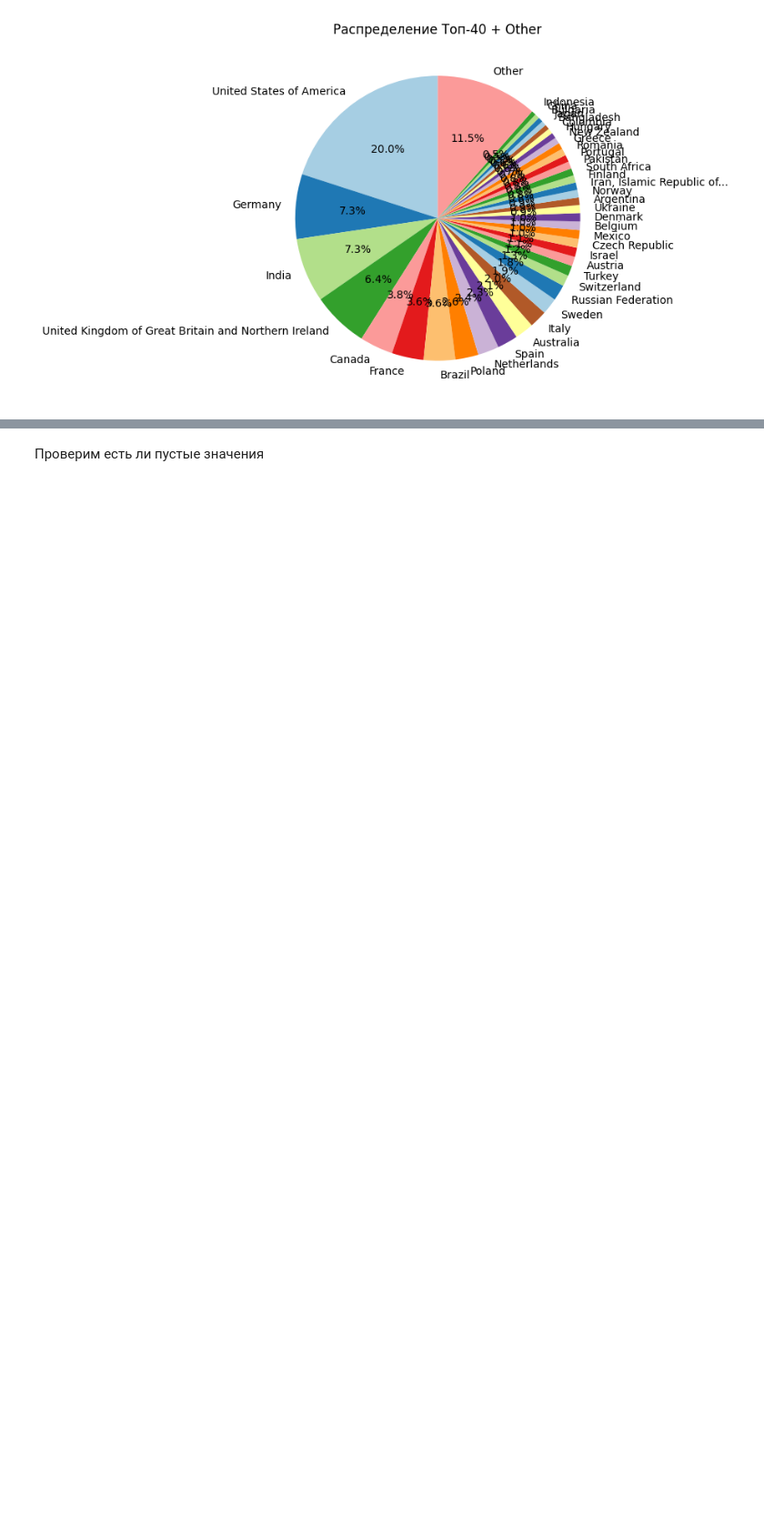
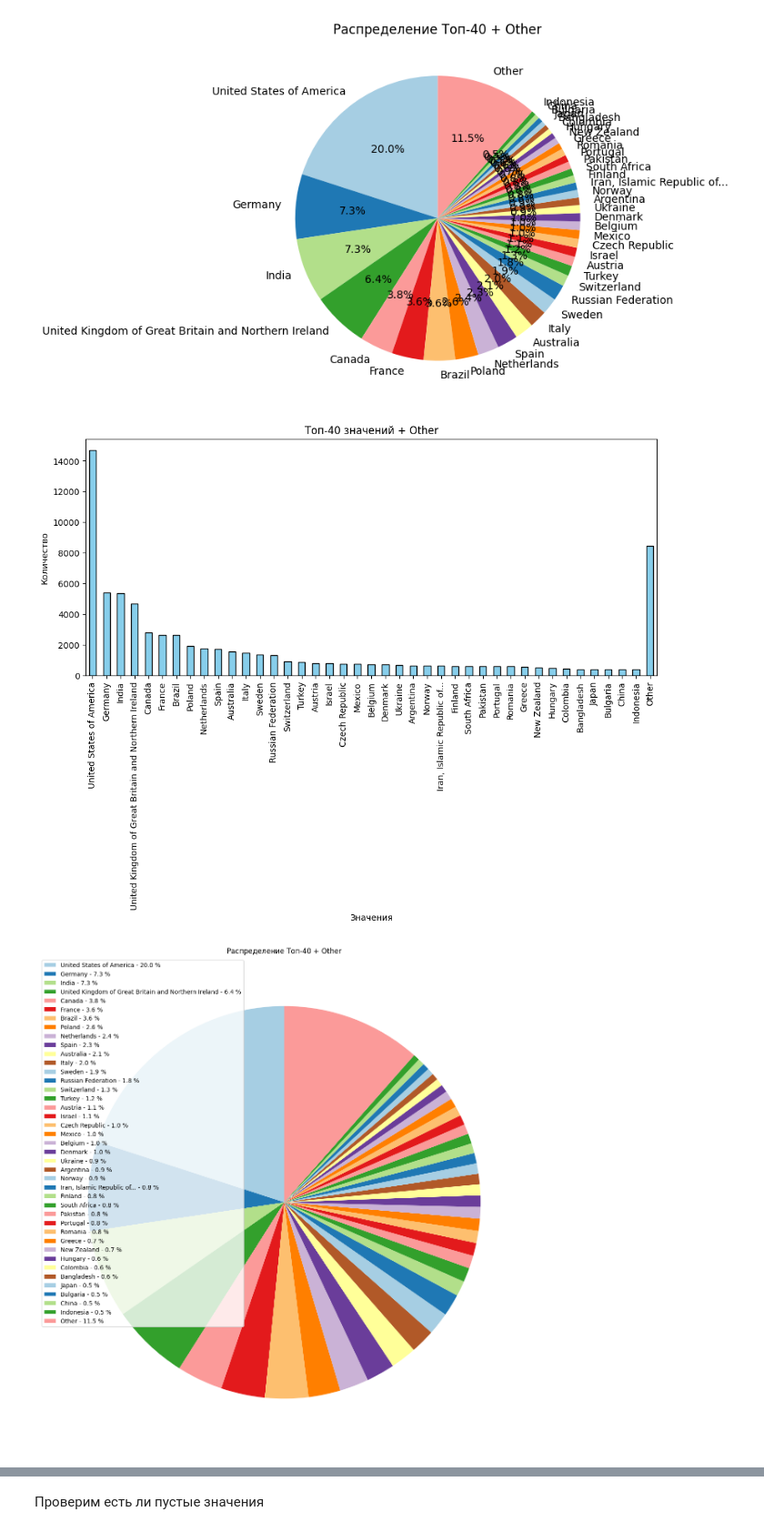
Before and after one commit to Den9p/MO_2, a Jupyter notebook: Кувшанов,_Поляруш,_Чепак_ТюмГУ_МО2_ДЗ_1.ipynb, the cells around one changed output, grey strips where cells are left out. Shown at 91% size. Drawn from its saved outputs; the diff is of its cells as text; code cells hidden in the pictures; blank space fills up the shorter version.

```diff
--- a/Кувшанов,_Поляруш,_Чепак_ТюмГУ_МО2_ДЗ_1.ipynb
+++ b/Кувшанов,_Поляруш,_Чепак_ТюмГУ_МО2_ДЗ_1.ipynb
@@ -277,6 +267,35 @@ plt.show()
 # %% [output]
 [figure]
 [figure]
+# %%
+value_counts = df['Country'].value_counts()
+
+top_n = 40
+top_values = value_counts.nlargest(top_n)
+other_sum = value_counts.iloc[top_n:].sum()
+
+top_values = pd.concat([top_values, pd.Series({'Other': other_sum})])
+
+plt.figure(figsize=(12, 5))
+top_values.plot(kind='bar', color='skyblue', edgecolor='black')
+plt.xlabel('Значения')
+plt.ylabel('Количество')
+plt.title(f'Топ-{top_n} значений + Other')
+plt.xticks(rotation=90)
+plt.show()
+
+plt.figure(figsize=(15, 15))
+wedges, texts, autotexts = plt.pie(top_values, autopct='', colors=plt.cm.Paired.colors, startangle=90)
+
+labels = ['{0} - {1:1.1f} %'.format(i, j) for i, j in zip(top_values.index, 100 * top_values / top_values.sum())]
+plt.legend(wedges, labels, loc='best')
+
+plt.ylabel('')
+plt.title(f'Распределение Топ-{top_n} + Other')
+plt.show()
+# %% [output]
+[figure, added]
+[figure, added]
 # %%
 value_counts = df['ComputerSkills'].value_counts()
 
```
Also changed, not shown: parts of 6 cells of this notebook.
